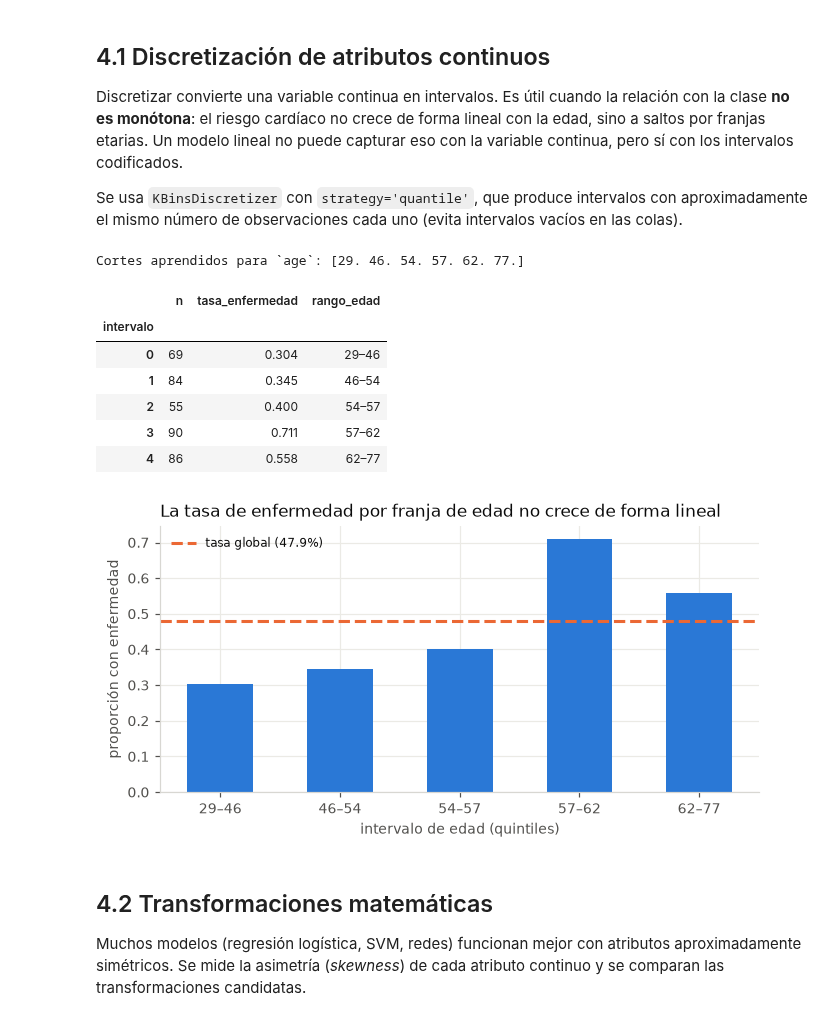
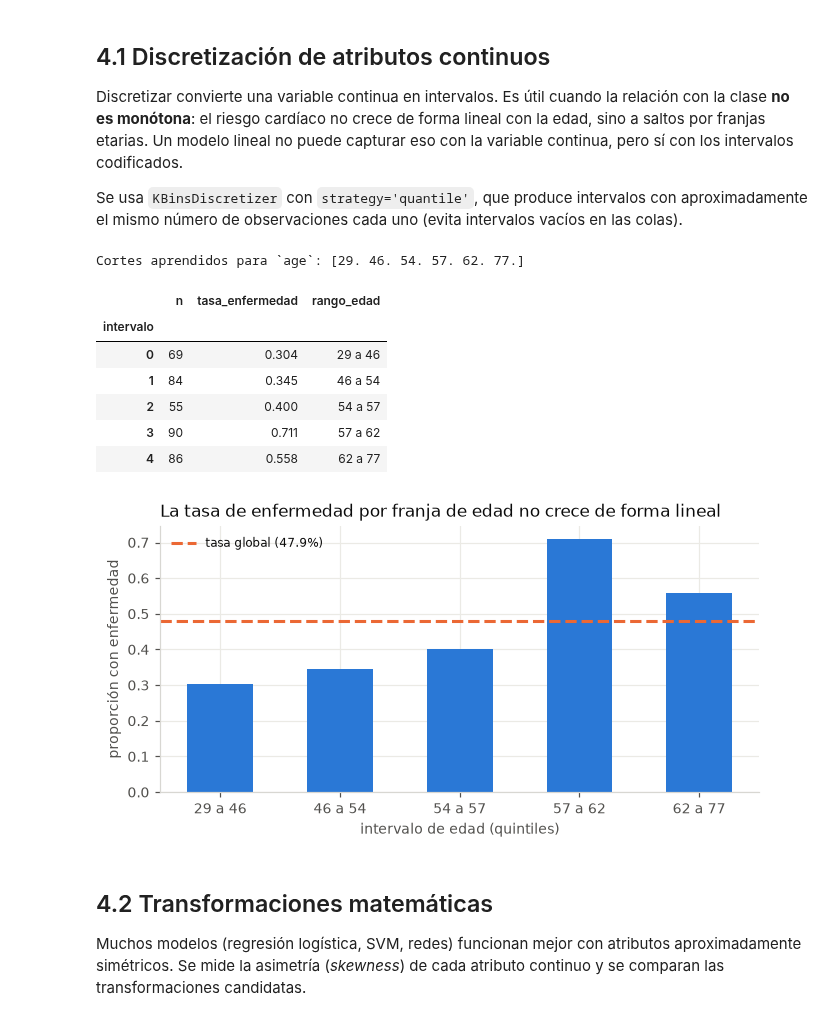
Before and after one commit to CarlosP1005/Heart_project, a Jupyter notebook: notebooks/4-feat_eng/4-feature-CJPS-2026-08-28.ipynb, the cells around one changed output. Cells and saved outputs as stored; diff of their text form; code cells hidden in the pictures.

```diff
--- a/notebooks/4-feat_eng/4-feature-CJPS-2026-08-28.ipynb
+++ b/notebooks/4-feat_eng/4-feature-CJPS-2026-08-28.ipynb
@@ -721,19 +786,31 @@ aux["disease"] = y_train.values
 
 corr = aux.corr(numeric_only=True)
 
+UMBRAL_TEXTO_CLARO = 0.55  # a partir de esta correlación el texto se pinta en blanco
+
 fig, ax = plt.subplots(figsize=(6.4, 5.2))
 im = ax.imshow(corr.values, cmap="RdBu_r", vmin=-1, vmax=1)
-ax.set_xticks(range(len(corr))); ax.set_xticklabels(corr.columns, rotation=45, ha="right")
-ax.set_yticks(range(len(corr))); ax.set_yticklabels(corr.columns)
+ax.set_xticks(range(len(corr)))
+ax.set_xticklabels(corr.columns, rotation=45, ha="right")
+ax.set_yticks(range(len(corr)))
+ax.set_yticklabels(corr.columns)
 for i in range(len(corr)):
     for j in range(len(corr)):
         v = corr.values[i, j]
-        ax.text(j, i, f"{v:.2f}", ha="center", va="center", fontsize=7.5,
-                color="white" if abs(v) > 0.55 else TINTA)
+        ax.text(
+            j,
+            i,
+            f"{v:.2f}",
+            ha="center",
+            va="center",
+            fontsize=7.5,
+            color="white" if abs(v) > UMBRAL_TEXTO_CLARO else TINTA,
+        )
 ax.set_title("Correlación de Pearson entre atributos numéricos", loc="left")
 ax.grid(False)
 fig.colorbar(im, ax=ax, shrink=0.75, label="coef. de correlación")
-plt.tight_layout(); plt.show()
+plt.tight_layout()
+plt.show()
 
 print("Correlación con la variable objetivo (ordenada por magnitud):")
 print(corr["disease"].drop("disease").abs().sort_values(ascending=False).round(3).to_string())
@@ -823,29 +903,38 @@ cortes = discretizador_demo.bin_edges_[0]
 print("Cortes aprendidos para `age`:", np.round(cortes, 1))
 
 tabla_bins = pd.DataFrame({"intervalo": bins_edad.ravel().astype(int), "disease": y_train.values})
-resumen_bins = tabla_bins.groupby("intervalo").agg(n=("disease", "size"), tasa_enfermedad=("disease", "mean"))
-resumen_bins["rango_edad"] = [f"{cortes[i]:.0f}–{cortes[i+1]:.0f}" for i in resumen_bins.index]
+resumen_bins = tabla_bins.groupby("intervalo").agg(
+    n=("disease", "size"), tasa_enfermedad=("disease", "mean")
+)
+resumen_bins["rango_edad"] = [f"{cortes[i]:.0f} a {cortes[i + 1]:.0f}" for i in resumen_bins.index]
 resumen_bins.round(3)
 # %% [output]
 Cortes aprendidos para `age`: [29. 46. 54. 57. 62. 77.]
 |  | n | tasa_enfermedad | rango_edad |
 | intervalo |  |  |  |
-| 0 | 69 | 0.304 | 29–46 |
-| 1 | 84 | 0.345 | 46–54 |
-| 2 | 55 | 0.400 | 54–57 |
-| 3 | 90 | 0.711 | 57–62 |
-| 4 | 86 | 0.558 | 62–77 |
+| 0 | 69 | 0.304 | 29 a 46 |
+| 1 | 84 | 0.345 | 46 a 54 |
+| 2 | 55 | 0.400 | 54 a 57 |
+| 3 | 90 | 0.711 | 57 a 62 |
+| 4 | 86 | 0.558 | 62 a 77 |
 # %%
 fig, ax = plt.subplots(figsize=(6.2, 3.3))
 ax.bar(resumen_bins["rango_edad"], resumen_bins["tasa_enfermedad"], color=AZUL, width=0.55)
-ax.axhline(y_train.mean(), color=NARANJA, linewidth=2, linestyle="--",
-           label=f"tasa global ({y_train.mean():.1%})")
-ax.set_ylabel("proporción con enfermedad"); ax.set_xlabel("intervalo de edad (quintiles)")
+ax.axhline(
+    y_train.mean(),
+    color=NARANJA,
+    linewidth=2,
+    linestyle="--",
+    label=f"tasa global ({y_train.mean():.1%})",
+)
+ax.set_ylabel("proporción con enfermedad")
+ax.set_xlabel("intervalo de edad (quintiles)")
 ax.set_title("La tasa de enfermedad por franja de edad no crece de forma lineal", loc="left")
 ax.legend(frameon=False, fontsize=8)
-plt.tight_layout(); plt.show()
+plt.tight_layout()
+plt.show()
 # %% [output]
-[figure, old version]
+[figure, new version]
 # %% [markdown]
 ## 4.2 Transformaciones matemáticas
 
```
Also changed, not shown: parts of 32 cells of this notebook, 1 other file.
